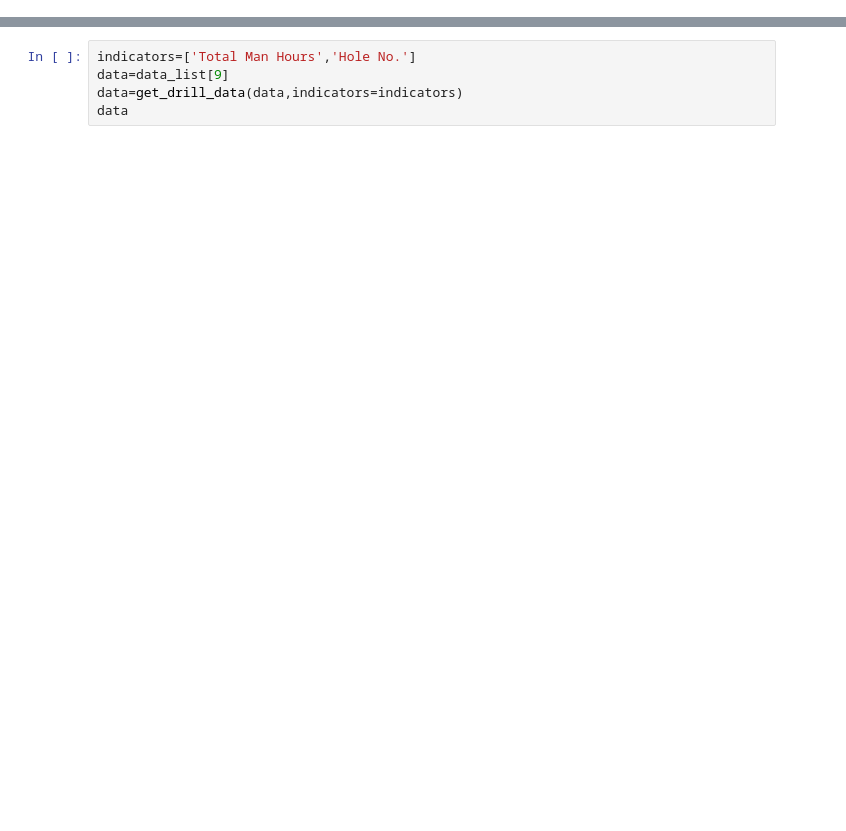
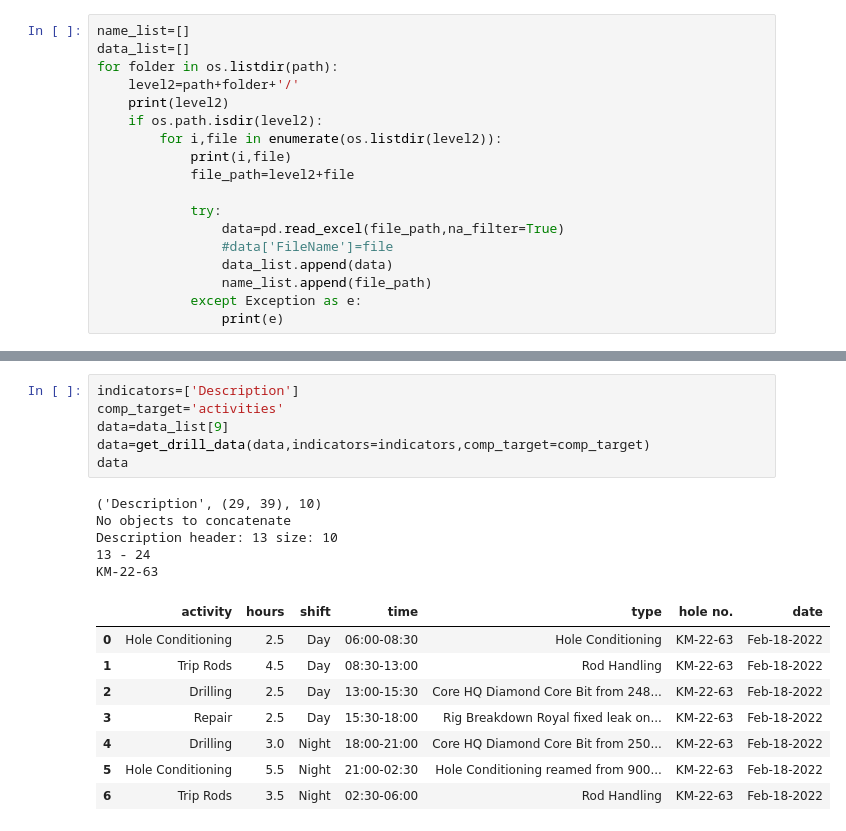
Before and after one commit to amundsentech/kay_dailies, a Jupyter notebook: Scratchpaper water.ipynb, the cells around one changed output, grey strips where cells are left out. Cells and saved outputs as stored; diff of their text form; blank space fills up the shorter version.

```diff
--- a/Scratchpaper water.ipynb
+++ b/Scratchpaper water.ipynb
@@ -67,0 +24,18 @@ def get_nan_inds(series):
+# %%
+name_list=[]
+data_list=[]
+for folder in os.listdir(path):
+    level2=path+folder+'/'
+    print(level2)
+    if os.path.isdir(level2):
+        for i,file in enumerate(os.listdir(level2)):
+            print(i,file)
+            file_path=level2+file
+
+            try:
+                data=pd.read_excel(file_path,na_filter=True)
+                #data['FileName']=file
+                data_list.append(data)
+                name_list.append(file_path)
+            except Exception as e:
+                print(e)
@@ -151,7 +179,22 @@ def get_drill_data(data,indicators):
     return clean_data
 # %%
-indicators=['Total Man Hours','Hole No.']
+indicators=['Description']
+comp_target='activities'
 data=data_list[9]
-data=get_drill_data(data,indicators=indicators)
+data=get_drill_data(data,indicators=indicators,comp_target=comp_target)
 data
+# %% [output]
+('Description', (29, 39), 10)
+No objects to concatenate
+Description header: 13 size: 10
+13 - 24
+KM-22-63
+|  | activity | hours | shift | time | type | hole no. | date |
+| 0 | Hole Conditioning | 2.5 | Day | 06:00-08:30 | Hole Conditioning | KM-22-63 | Feb-18-2022 |
+| 1 | Trip Rods | 4.5 | Day | 08:30-13:00 | Rod Handling | KM-22-63 | Feb-18-2022 |
+| 2 | Drilling | 2.5 | Day | 13:00-15:30 | Core HQ Diamond Core Bit from 248... | KM-22-63 | Feb-18-2022 |
+| 3 | Repair | 2.5 | Day | 15:30-18:00 | Rig Breakdown Royal fixed leak on... | KM-22-63 | Feb-18-2022 |
+| 4 | Drilling | 3.0 | Night | 18:00-21:00 | Core HQ Diamond Core Bit from 250... | KM-22-63 | Feb-18-2022 |
+| 5 | Hole Conditioning | 5.5 | Night | 21:00-02:30 | Hole Conditioning reamed from 900... | KM-22-63 | Feb-18-2022 |
+| 6 | Trip Rods | 3.5 | Night | 02:30-06:00 | Rod Handling | KM-22-63 | Feb-18-2022 |
 # %%
```
Also changed, not shown: parts of 8 cells of this notebook, 4 other files.
